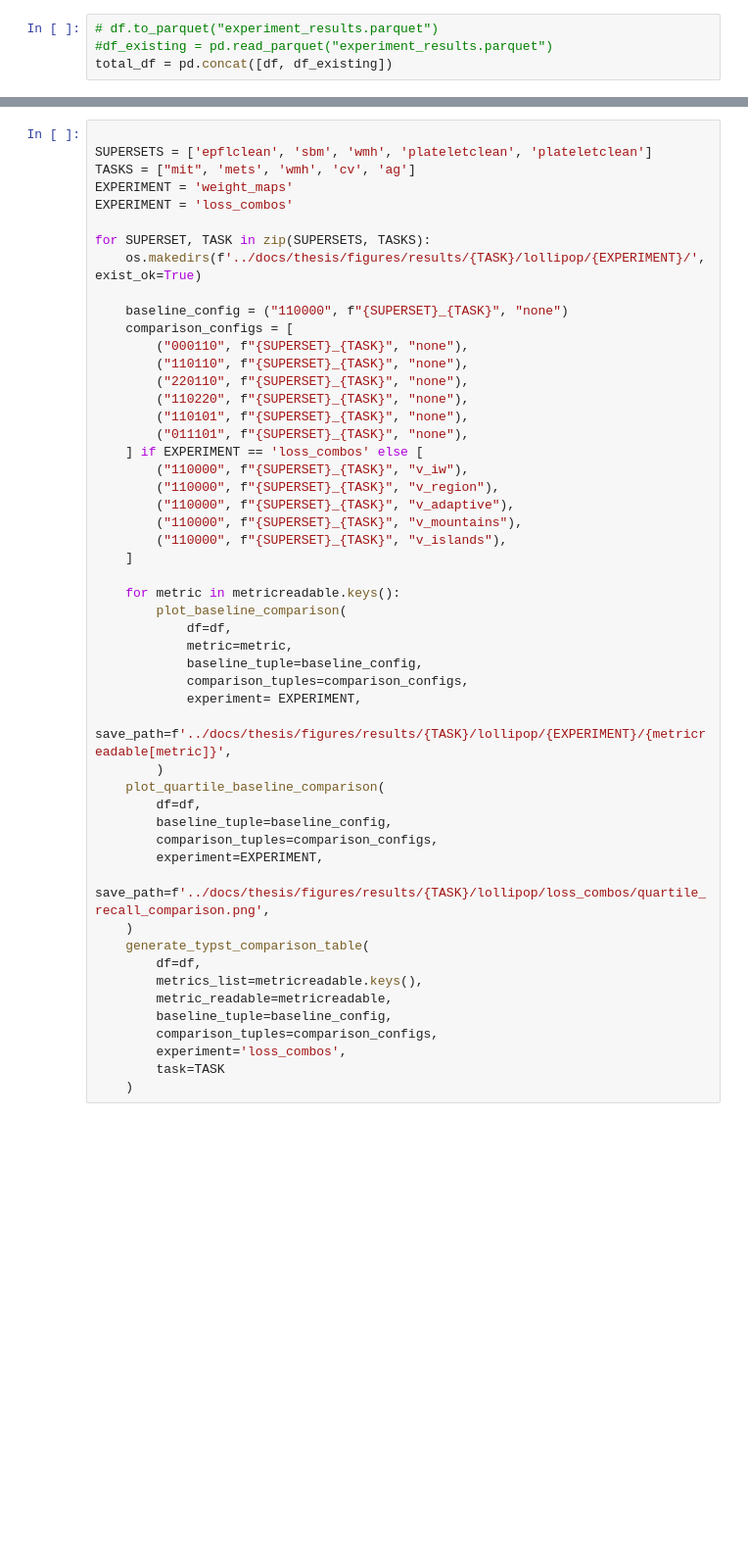
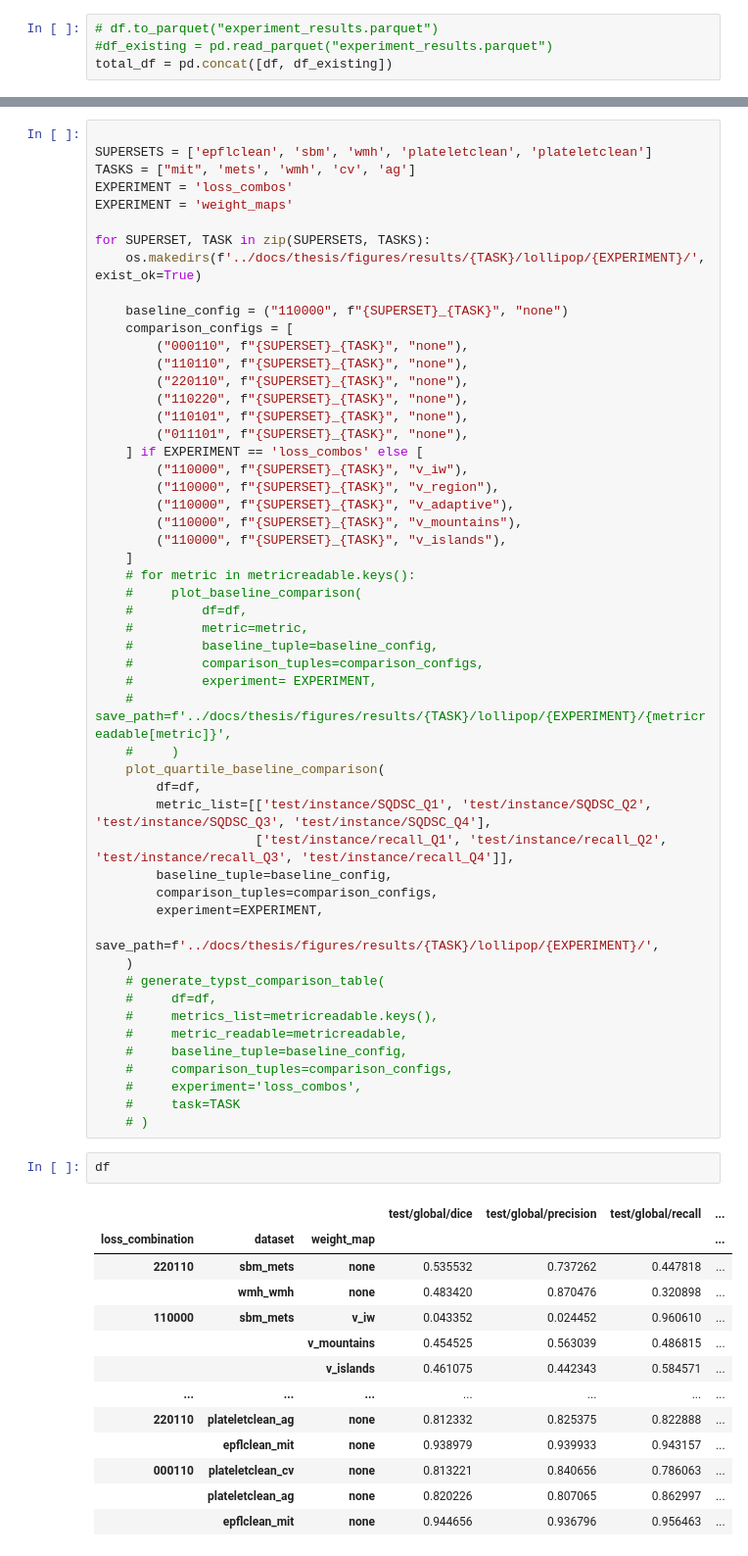
Before and after one commit to ossner/VoronoiLoss, a Jupyter notebook: notebooks/eval_plots.ipynb, the cells around one changed output, grey strips where cells are left out. Shown at 98% size. Cells and saved outputs as stored; diff of their text form; blank space fills up the shorter version.

```diff
--- a/notebooks/eval_plots.ipynb
+++ b/notebooks/eval_plots.ipynb
@@ -401,8 +444,8 @@ def generate_typst_comparison_table(
 
 SUPERSETS = ['epflclean', 'sbm', 'wmh', 'plateletclean', 'plateletclean']
 TASKS = ["mit", 'mets', 'wmh', 'cv', 'ag']
+EXPERIMENT = 'loss_combos'
 EXPERIMENT = 'weight_maps'
-EXPERIMENT = 'loss_combos'
 
 for SUPERSET, TASK in zip(SUPERSETS, TASKS):
     os.makedirs(f'../docs/thesis/figures/results/{TASK}/lollipop/{EXPERIMENT}/', exist_ok=True)
@@ -422,29 +465,46 @@ for SUPERSET, TASK in zip(SUPERSETS, TASKS):
         ("110000", f"{SUPERSET}_{TASK}", "v_mountains"),
         ("110000", f"{SUPERSET}_{TASK}", "v_islands"),
     ]
-
-    for metric in metricreadable.keys():
-        plot_baseline_comparison(
-            df=df,
-            metric=metric,
-            baseline_tuple=baseline_config,
-            comparison_tuples=comparison_configs,
-            experiment= EXPERIMENT,
-            save_path=f'../docs/thesis/figures/results/{TASK}/lollipop/{EXPERIMENT}/{metricreadable[metric]}',
-        )
+    # for metric in metricreadable.keys():
+    #     plot_baseline_comparison(
+    #         df=df,
+    #         metric=metric,
+    #         baseline_tuple=baseline_config,
+    #         comparison_tuples=comparison_configs,
+    #         experiment= EXPERIMENT,
+    #         save_path=f'../docs/thesis/figures/results/{TASK}/lollipop/{EXPERIMENT}/{metricreadable[metric]}',
+    #     )
     plot_quartile_baseline_comparison(
         df=df,
+        metric_list=[['test/instance/SQDSC_Q1', 'test/instance/SQDSC_Q2', 'test/instance/SQDSC_Q3', 'test/instance/SQDSC_Q4'],
+                     ['test/instance/recall_Q1', 'test/instance/recall_Q2', 'test/instance/recall_Q3', 'test/instance/recall_Q4']],
         baseline_tuple=baseline_config,
         comparison_tuples=comparison_configs,
         experiment=EXPERIMENT,
-        save_path=f'../docs/thesis/figures/results/{TASK}/lollipop/loss_combos/quartile_recall_comparison.png',
+        save_path=f'../docs/thesis/figures/results/{TASK}/lollipop/{EXPERIMENT}/',
     )
-    generate_typst_comparison_table(
-        df=df,
-        metrics_list=metricreadable.keys(),
-        metric_readable=metricreadable,
-        baseline_tuple=baseline_config,
-        comparison_tuples=comparison_configs,
-        experiment='loss_combos',
-        task=TASK
-    )
+    # generate_typst_comparison_table(
+    #     df=df,
+    #     metrics_list=metricreadable.keys(),
+    #     metric_readable=metricreadable,
+    #     baseline_tuple=baseline_config,
+    #     comparison_tuples=comparison_configs,
+    #     experiment='loss_combos',
+    #     task=TASK
+    # )
+# %%
+df
+# %% [output]
+|  |  |  | test/global/dice | test/global/precision | test/global/recall | ... |
+| loss_combination | dataset | weight_map |  |  |  | ... |
+| 220110 | sbm_mets | none | 0.535532 | 0.737262 | 0.447818 | ... |
+|  | wmh_wmh | none | 0.483420 | 0.870476 | 0.320898 | ... |
+| 110000 | sbm_mets | v_iw | 0.043352 | 0.024452 | 0.960610 | ... |
+|  |  | v_mountains | 0.454525 | 0.563039 | 0.486815 | ... |
+|  |  | v_islands | 0.461075 | 0.442343 | 0.584571 | ... |
+| ... | ... | ... | ... | ... | ... | ... |
+| 220110 | plateletclean_ag | none | 0.812332 | 0.825375 | 0.822888 | ... |
+|  | epflclean_mit | none | 0.938979 | 0.939933 | 0.943157 | ... |
+| 000110 | plateletclean_cv | none | 0.813221 | 0.840656 | 0.786063 | ... |
+|  | plateletclean_ag | none | 0.820226 | 0.807065 | 0.862997 | ... |
+|  | epflclean_mit | none | 0.944656 | 0.936796 | 0.956463 | ... |
```
Also changed, not shown: parts of 10 cells of this notebook, 7 other files.
